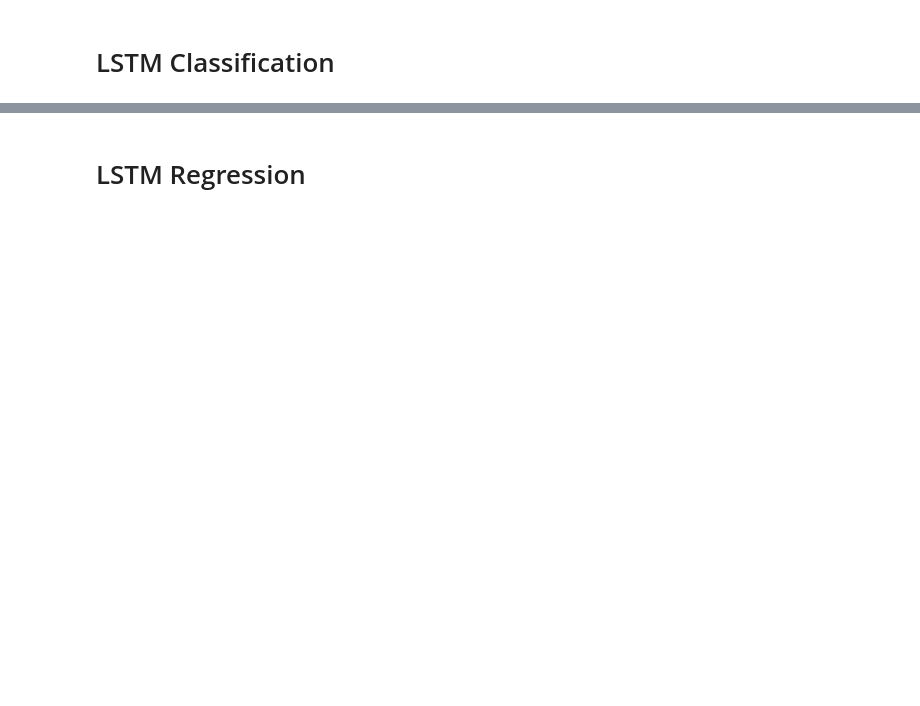
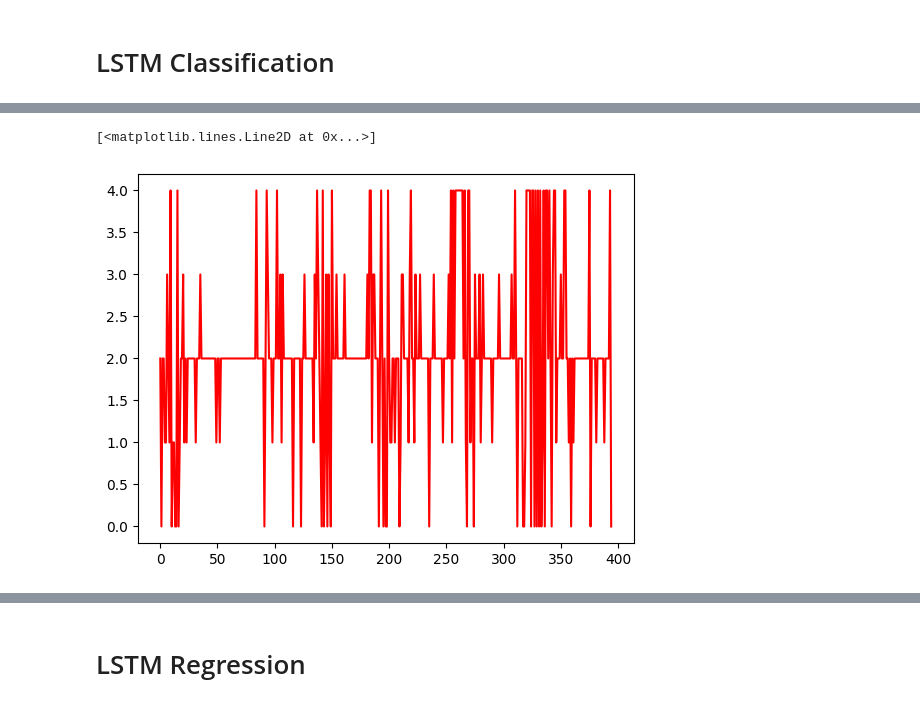
Before and after one commit to okkostenko/crypto_price_prediction_starknet, a Jupyter notebook: model_training/lstm_model.ipynb, the cells around one changed output, grey strips where cells are left out. Drawn from its saved outputs; the diff is of its cells as text; code cells hidden in the pictures; blank space fills up the shorter version.

```diff
--- a/model_training/lstm_model.ipynb
+++ b/model_training/lstm_model.ipynb
@@ -204,0 +213,5 @@ plt.show()
+# %%
+plt.plot(range(len(y_prediction)), y_test[:], "-r", label = f"Actual")
+# %% [output]
+[<matplotlib.lines.Line2D at 0x...>]
+[figure, added]
```
Also changed, not shown: parts of 21 cells of this notebook, 13 other files.
